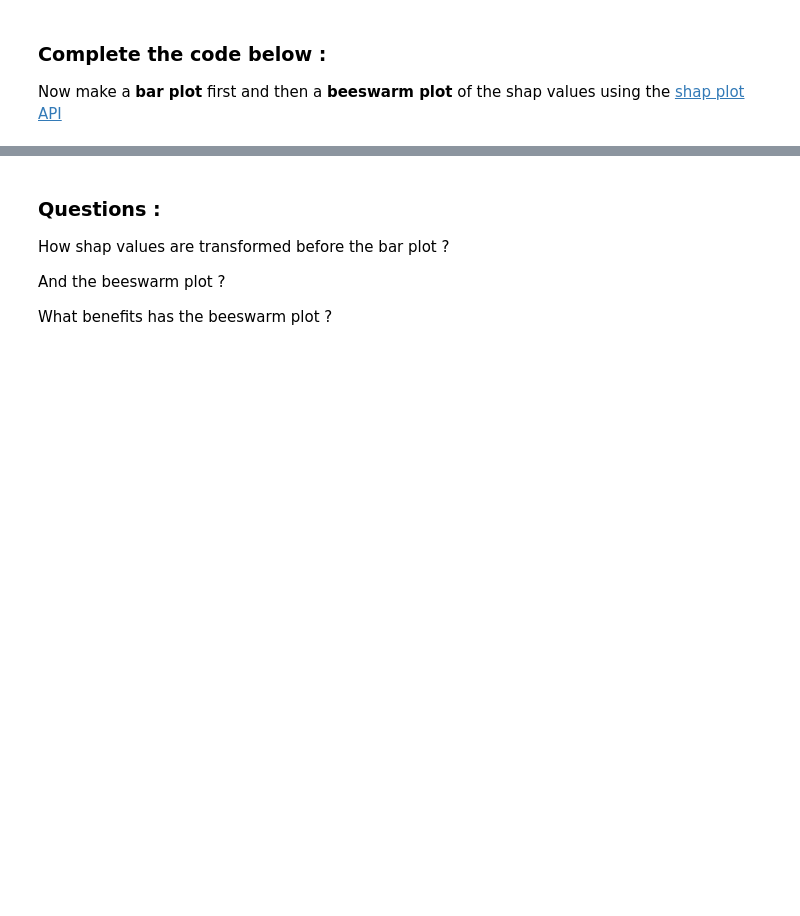
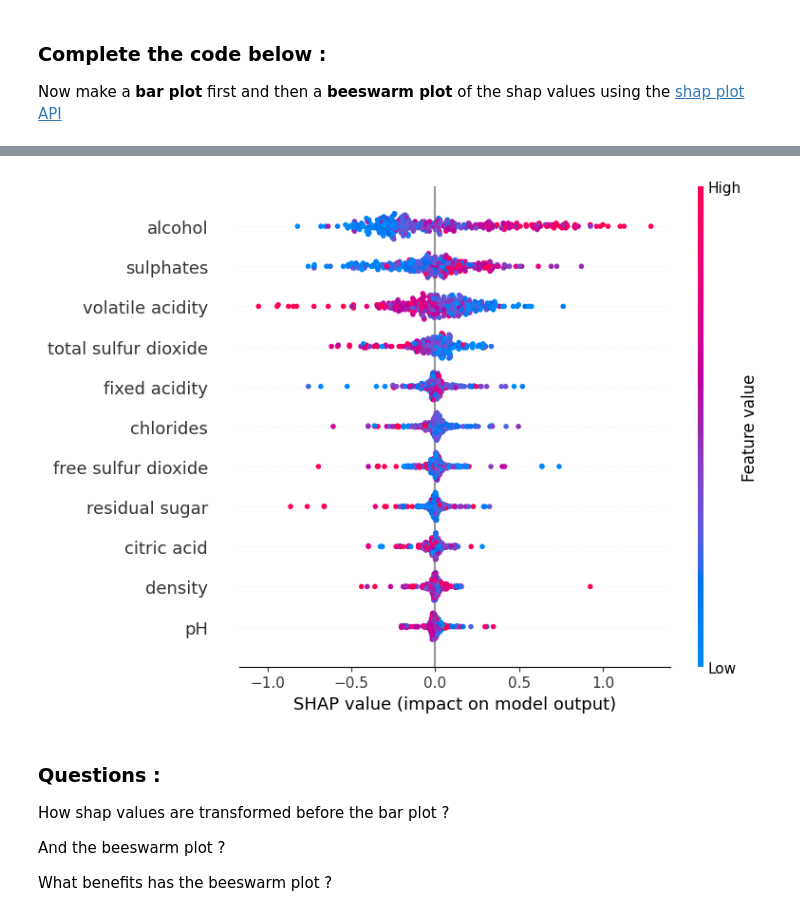
Before and after one commit to michaelstrefeler/XAI_Labs, a Jupyter notebook: TP4_PostHoc_Tabular/XAI_TP4_2025_Billeter_Strefeler.ipynb, the cells around one changed output, grey strips where cells are left out. Cells and saved outputs as stored; diff of their text form; code cells hidden in the pictures; blank space fills up the shorter version.

```diff
--- a/TP4_PostHoc_Tabular/XAI_TP4_2025_Billeter_Strefeler.ipynb
+++ b/TP4_PostHoc_Tabular/XAI_TP4_2025_Billeter_Strefeler.ipynb
@@ -236,6 +285,9 @@ Now make a **bar plot** first and then a **beeswarm plot** of the shap values us
 # %%
 # YOUR CODE
-# generate a dot plot
+# generate a beeswarm plot
+shap.summary_plot(shap_values, X_test)
+# %% [output]
+[figure, added]
 # %% [markdown]
 ### Questions :
 
```
Also changed, not shown: parts of 21 cells of this notebook.
